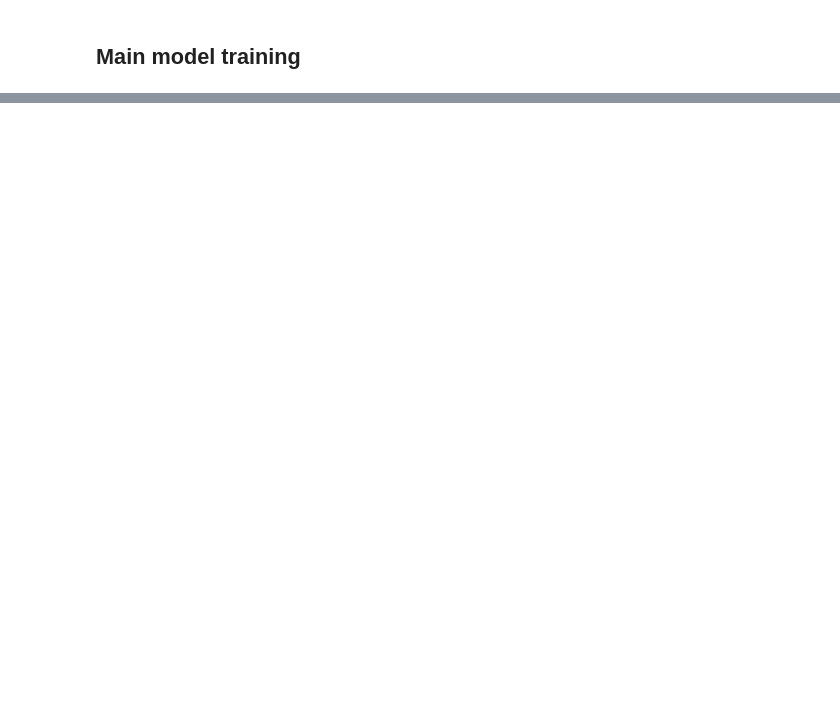
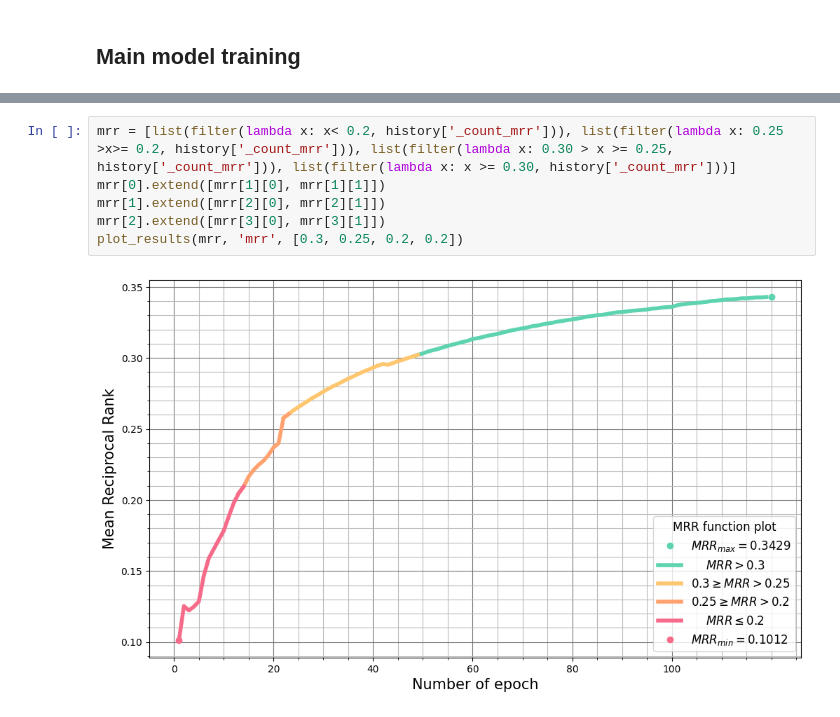
Before and after one commit to zer0deck/transformer_chatbot, a Jupyter notebook: results.ipynb, the cells around one changed output, grey strips where cells are left out. Saved outputs shown, nothing was run; the diff lists cells and outputs as text; blank space fills up the shorter version.

```diff
--- a/results.ipynb
+++ b/results.ipynb
@@ -258,0 +392,8 @@ model.train_classificators()
+# %%
+mrr = [list(filter(lambda x: x< 0.2, history['_count_mrr'])), list(filter(lambda x: 0.25 >x>= 0.2, history['_count_mrr'])), list(filter(lambda x: 0.30 > x >= 0.25, history['_count_mrr'])), list(filter(lambda x: x >= 0.30, history['_count_mrr']))]
+mrr[0].extend([mrr[1][0], mrr[1][1]])
+mrr[1].extend([mrr[2][0], mrr[2][1]])
+mrr[2].extend([mrr[3][0], mrr[3][1]])
+plot_results(mrr, 'mrr', [0.3, 0.25, 0.2, 0.2])
+# %% [output]
+[figure, added]
```
Also changed, not shown: parts of 16 cells of this notebook, 14 other files.
